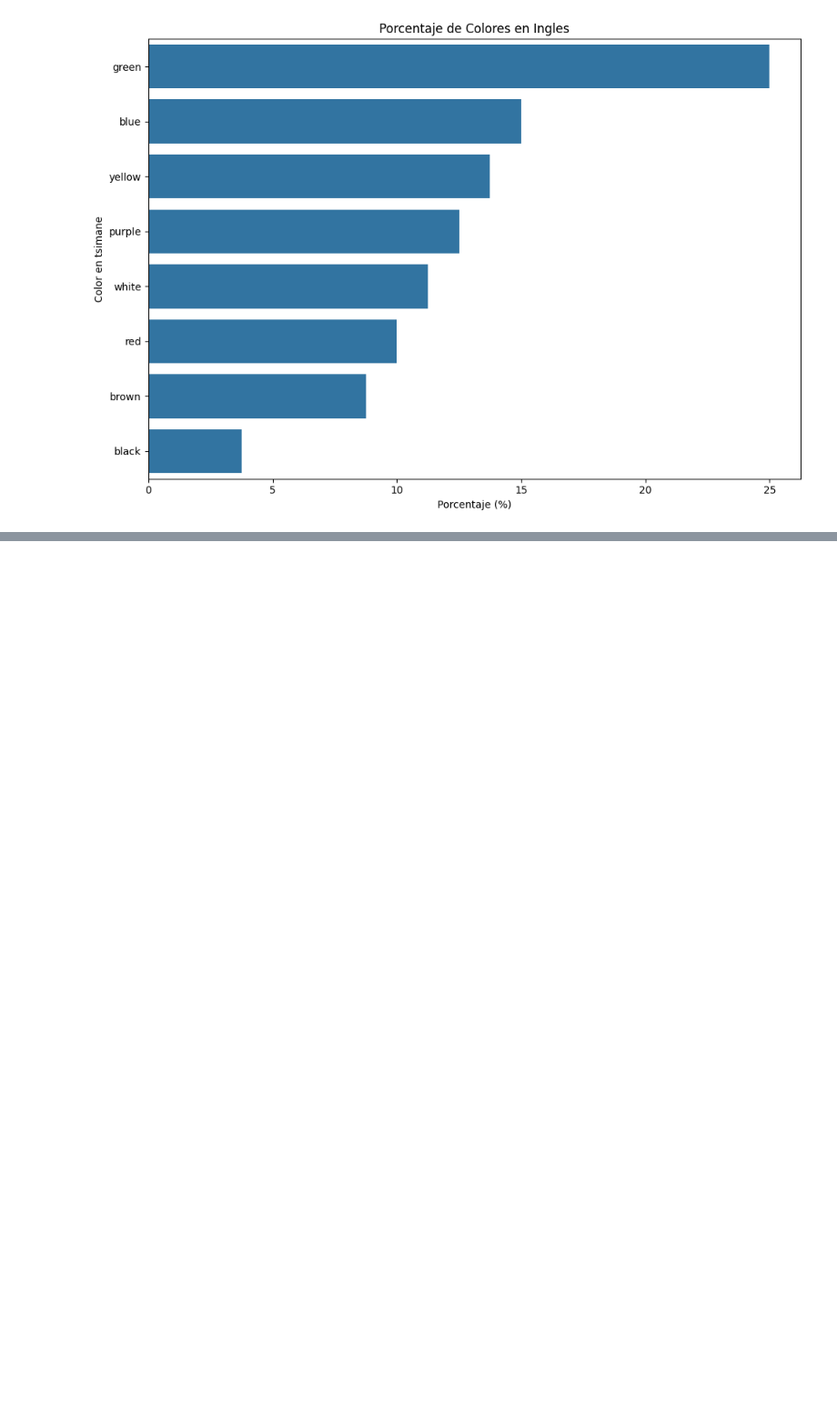
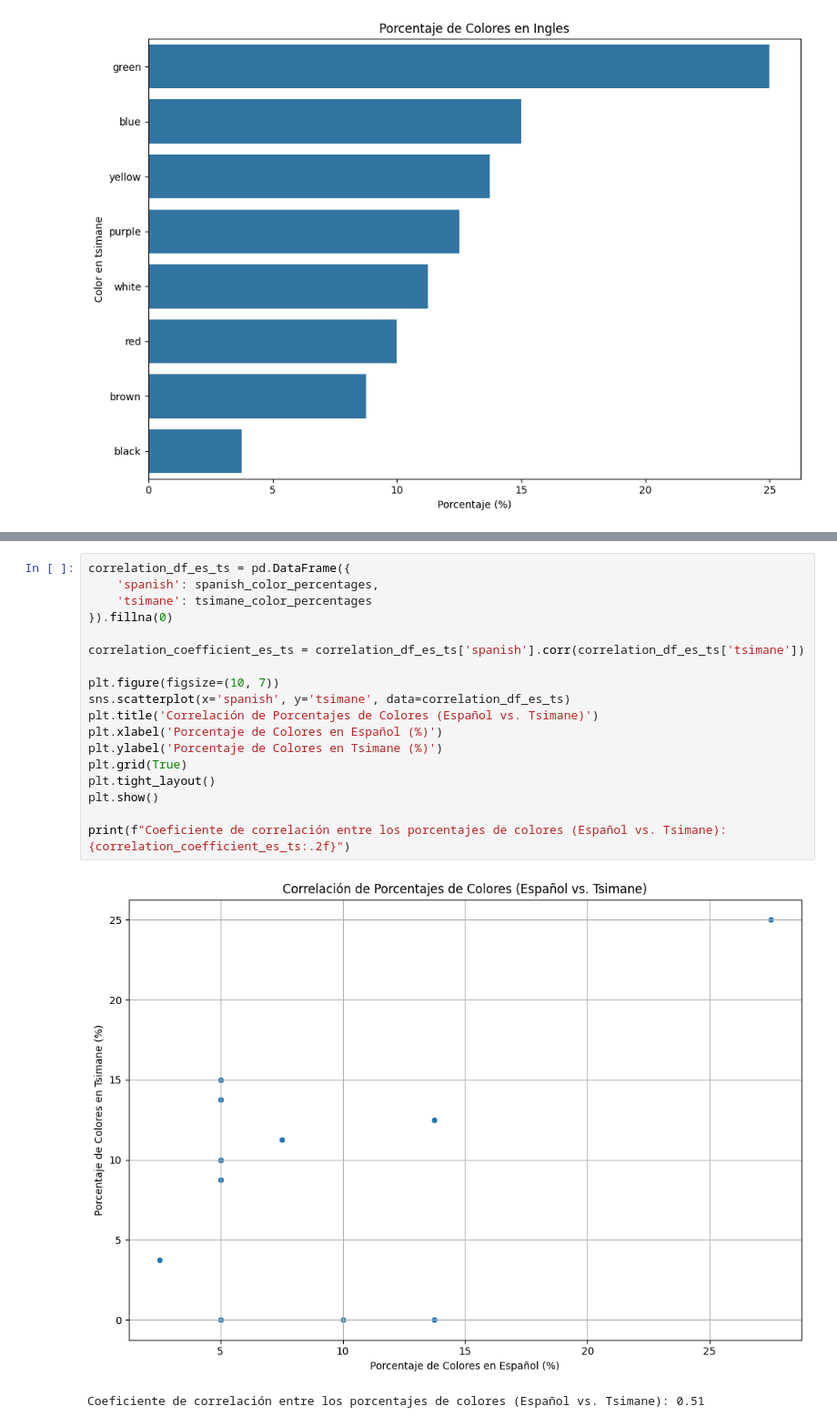
Before and after one commit to aztcc/minerodedatos77, a Jupyter notebook: munsell_array.ipynb, the cells around one changed output, grey strips where cells are left out. Shown at 91% size. Cells and saved outputs as stored; diff of their text form; blank space fills up the shorter version.

```diff
--- a/munsell_array.ipynb
+++ b/munsell_array.ipynb
@@ -101,0 +146,21 @@ plt.show()
+# %%
+correlation_df_es_ts = pd.DataFrame({
+    'spanish': spanish_color_percentages,
+    'tsimane': tsimane_color_percentages
+}).fillna(0)
+
+correlation_coefficient_es_ts = correlation_df_es_ts['spanish'].corr(correlation_df_es_ts['tsimane'])
+
+plt.figure(figsize=(10, 7))
+sns.scatterplot(x='spanish', y='tsimane', data=correlation_df_es_ts)
+plt.title('Correlación de Porcentajes de Colores (Español vs. Tsimane)')
+plt.xlabel('Porcentaje de Colores en Español (%)')
+plt.ylabel('Porcentaje de Colores en Tsimane (%)')
+plt.grid(True)
+plt.tight_layout()
+plt.show()
+
+print(f"Coeficiente de correlación entre los porcentajes de colores (Español vs. Tsimane): {correlation_coefficient_es_ts:.2f}")
+# %% [output]
+[figure, added]
+Coeficiente de correlación entre los porcentajes de colores (Español vs. Tsimane): 0.51
```
Also changed, not shown: parts of 2 cells of this notebook.
